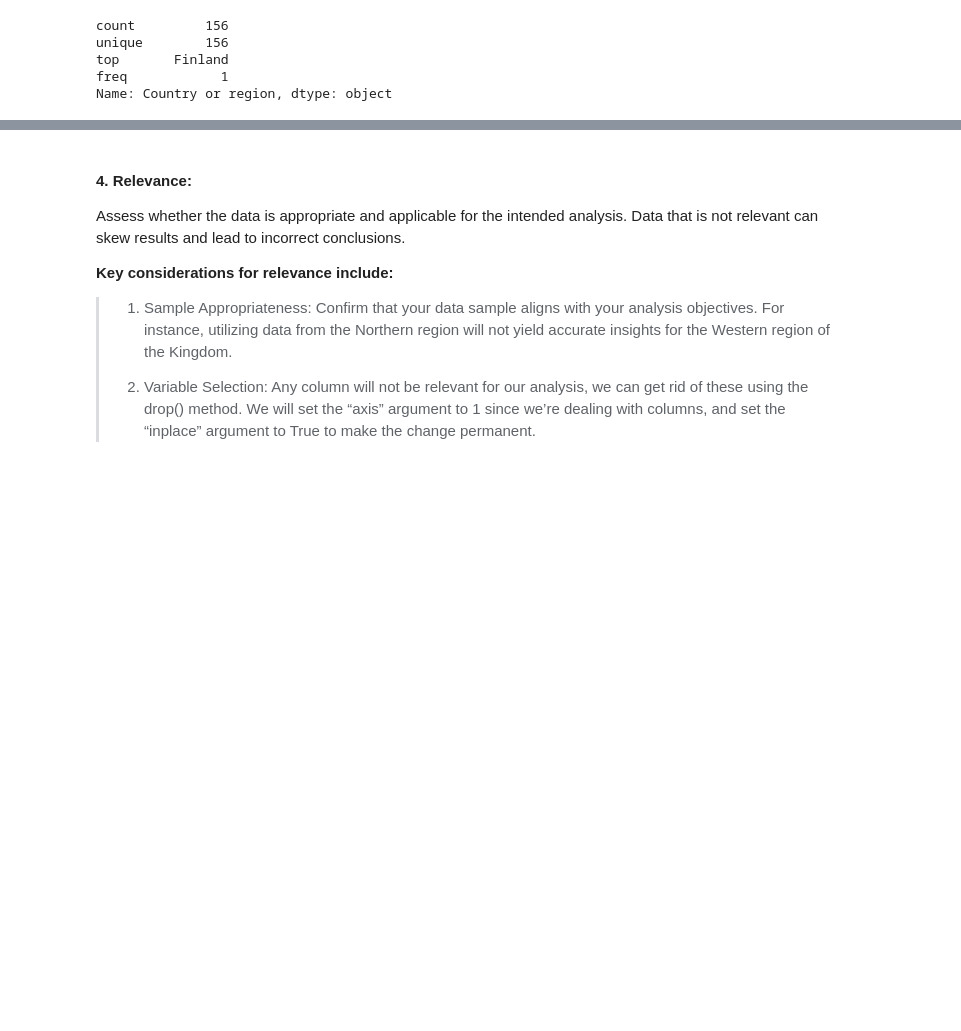
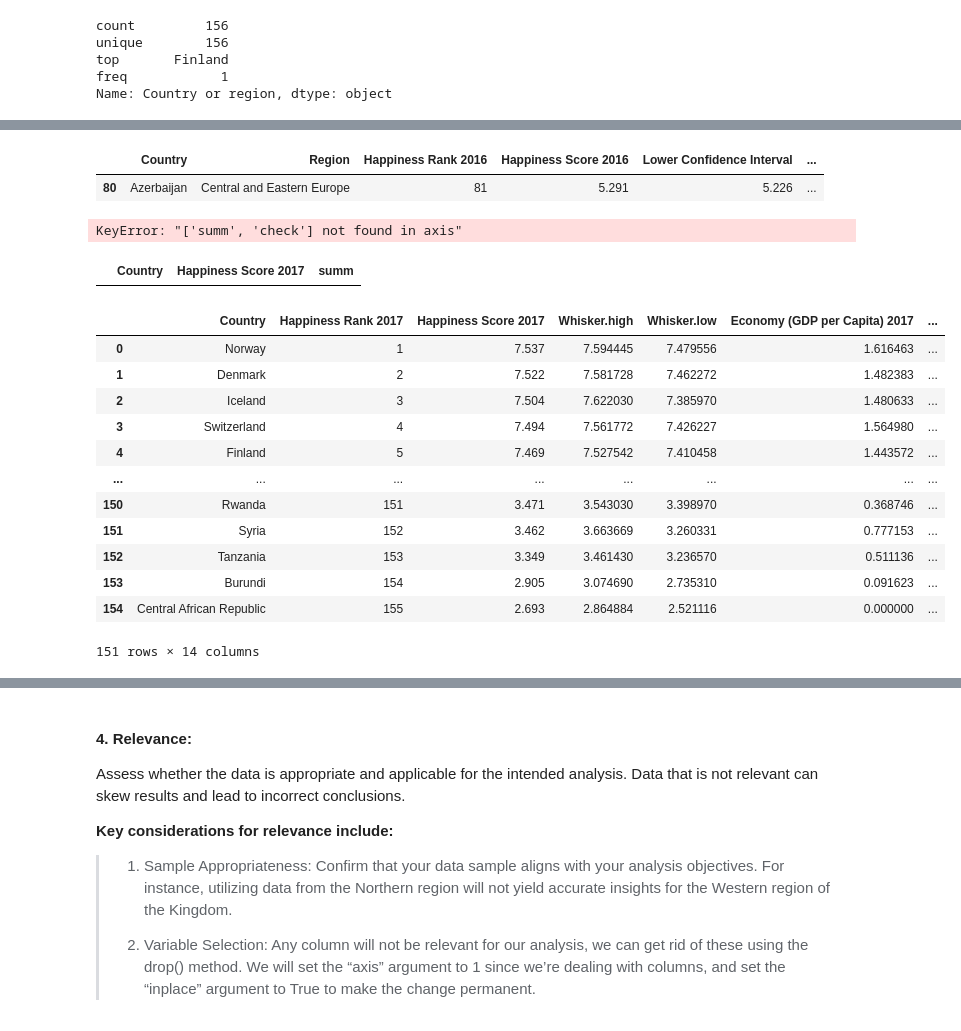
Before and after one commit to AhoodNaif/Usecase-2, a Jupyter notebook: EDA explain template.ipynb, the cells around one changed output, grey strips where cells are left out. Saved outputs shown, nothing was run; the diff lists cells and outputs as text; code cells hidden in the pictures; blank space fills up the shorter version.

```diff
--- a/EDA explain template.ipynb
+++ b/EDA explain template.ipynb
@@ -331,2 +203,0 @@ data_2017
-# %%
-data_2017['check']=data_2017['summ']==data_2017['Happiness.Score']
@@ -598,9 +362,9 @@ Index(['Overall rank', 'Country or region', 'Score', 'GDP per capita',
 # %%
 data_2017.rename(columns={
-    'Happiness.Rank': 'Happiness Rank',
-    'Happiness.Score': 'Happiness Score',
-    'Economy..GDP.per.Capita.':'Economy (GDP per Capita)',
-    'Health..Life.Expectancy.':'Health (Life Expectancy)',
-    'Trust..Government.Corruption.':'Trust (Government Corruption)',
-    'Dystopia.Residual':'Dystopia Residual'
+    'Happiness.Rank': 'Happiness Rank 2017',
+    'Happiness.Score': 'Happiness Score 2017',
+    'Economy..GDP.per.Capita.':'Economy (GDP per Capita) 2017',
+    'Health..Life.Expectancy.':'Health (Life Expectancy) 2017',
+    'Trust..Government.Corruption.':'Trust (Government Corruption) 2017',
+    'Dystopia.Residual':'Dystopia Residual 2017'
 }, inplace=True)
@@ -669,0 +457,61 @@ data_2019.rename(columns={
+# %%
+columns_to_sum=['Economy (GDP per Capita) 2016', 'Family', 'Health (Life Expectancy) 2016',# Define the columns to sum
+       'Freedom', 'Trust (Government Corruption) 2016', 'Generosity',
+       'Dystopia Residual 2016']
+data_2016[columns_to_sum].dtypes  # Ensure all columns are of numeric type
+data_2016['summ']=data_2016[columns_to_sum].sum(axis=1)
+data_2016['summ']=data_2016['summ'].round(3)
+data_2016['check']=data_2016['summ'] == data_2016['Happiness Score 2016']
+mis_match_rows_2016=data_2016[data_2016['check']==False]
+mis_match_rows_2016 # also only one row and actully it is the summ column = to score
+# %% [output]
+|  | Country | Region | Happiness Rank 2016 | Happiness Score 2016 | Lower Confidence Interval | ... |
+| 80 | Azerbaijan | Central and Eastern Europe | 81 | 5.291 | 5.226 | ... |
+# %%
+# Drop summ and check columns after checking consistency in 2016 dataset
+data_2016.drop(['summ','check'],axis=1,inplace=True)
+# %% [output]
+KeyError: "['summ', 'check'] not found in axis"
+# %%
+# Define the columns to sum
+columns_to_sum = ['Economy (GDP per Capita) 2017', 'Family', 'Health (Life Expectancy) 2017',
+       'Freedom', 'Trust (Government Corruption) 2017', 'Generosity',
+       'Dystopia Residual 2017']
+# Calculate the sum of the specified columns
+data_2017['summ'] = data_2017[columns_to_sum].sum(axis=1)
+# Set a tolerance for comparison to handle floating-point differences
+tolerance = 0.0001
+# Compare the calculated sum with the Happiness Score using the tolerance
+data_2017['check'] = abs(data_2017['summ'].round(3) - data_2017['Happiness Score 2017']) <= tolerance
+# Find rows where the check is False (i.e., where there is a  mismatch)
+mismatched_rows_2017 = data_2017[data_2017['check'] == False]
+# Display mismatched rows, showing the relevant columns
+mismatched_rows_2017[['Country', 'Happiness Score 2017', 'summ']]
+# %% [output]
+|  | Country | Happiness Score 2017 | summ |
+# %%
+# Drop summ and check columns after checking consistency in 2017 dataset
+data_2017.drop(['summ','check'],axis=True,inplace=True)
+# %%
+columns_to_sum=['Economy (GDP per Capita) 2017', 'Family', 'Health (Life Expectancy) 2017',# Define the columns to sum
+       'Freedom', 'Trust (Government Corruption) 2017', 'Generosity',
+       'Dystopia Residual 2017']
+data_2017['summ']=data_2017[columns_to_sum].sum(axis=1)
+data_2017['summ']=data_2017['summ'].round(3)
+data_2017['check']=data_2017['summ'] == data_2017['Happiness Score 2017']
+mis_match_rows_2017=data_2017[data_2017['check']==False]
+mis_match_rows_2017 # also only one row and actully it is the summ column = to score
+# %% [output]
+|  | Country | Happiness Rank 2017 | Happiness Score 2017 | Whisker.high | Whisker.low | Economy (GDP per Capita) 2017 | ... |
+| 0 | Norway | 1 | 7.537 | 7.594445 | 7.479556 | 1.616463 | ... |
+| 1 | Denmark | 2 | 7.522 | 7.581728 | 7.462272 | 1.482383 | ... |
+| 2 | Iceland | 3 | 7.504 | 7.622030 | 7.385970 | 1.480633 | ... |
+| 3 | Switzerland | 4 | 7.494 | 7.561772 | 7.426227 | 1.564980 | ... |
+| 4 | Finland | 5 | 7.469 | 7.527542 | 7.410458 | 1.443572 | ... |
+| ... | ... | ... | ... | ... | ... | ... | ... |
+| 150 | Rwanda | 151 | 3.471 | 3.543030 | 3.398970 | 0.368746 | ... |
+| 151 | Syria | 152 | 3.462 | 3.663669 | 3.260331 | 0.777153 | ... |
+| 152 | Tanzania | 153 | 3.349 | 3.461430 | 3.236570 | 0.511136 | ... |
+| 153 | Burundi | 154 | 2.905 | 3.074690 | 2.735310 | 0.091623 | ... |
+| 154 | Central African Republic | 155 | 2.693 | 2.864884 | 2.521116 | 0.000000 | ... |
+151 rows × 14 columns
```
Also changed, not shown: parts of 95 cells of this notebook.
